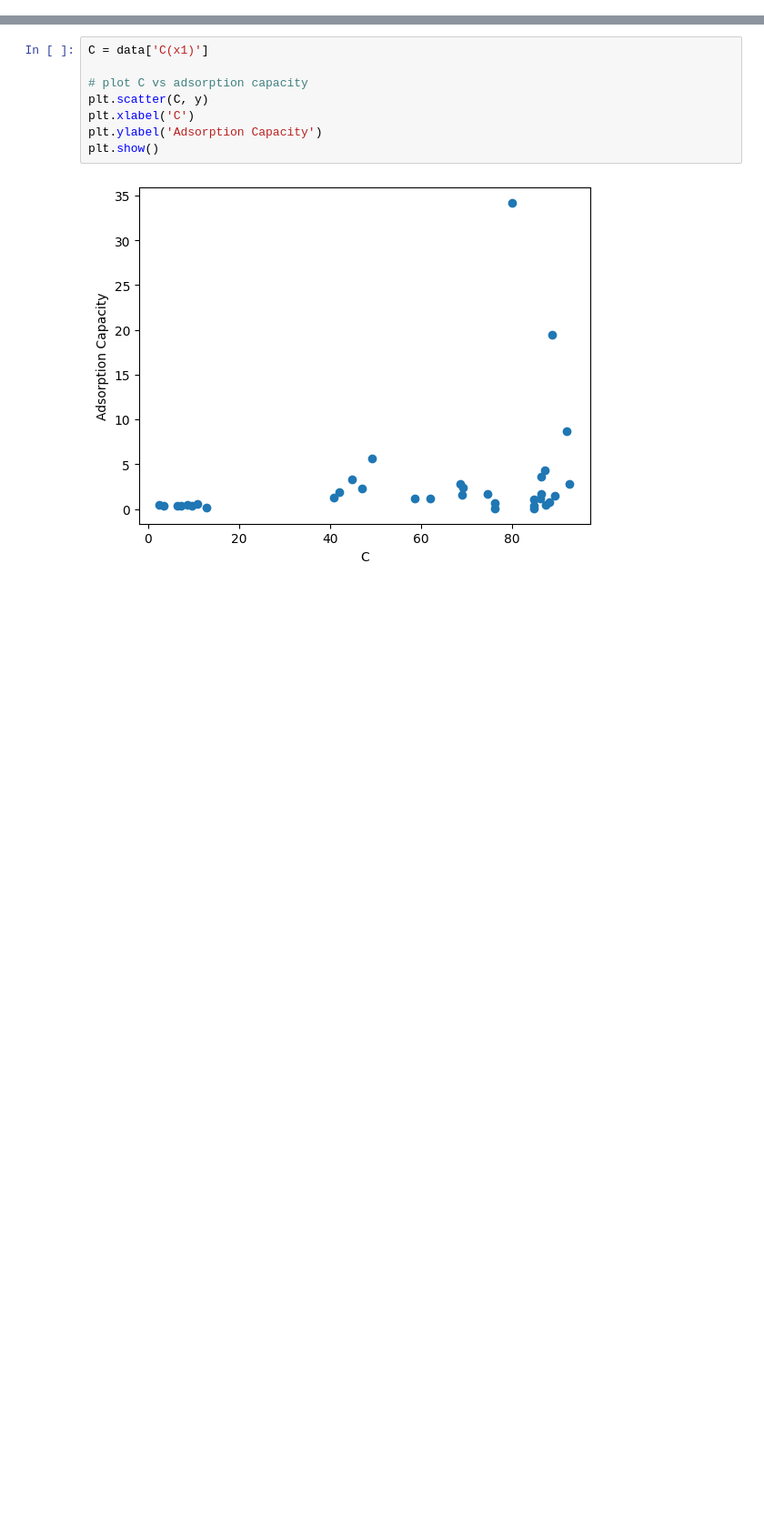
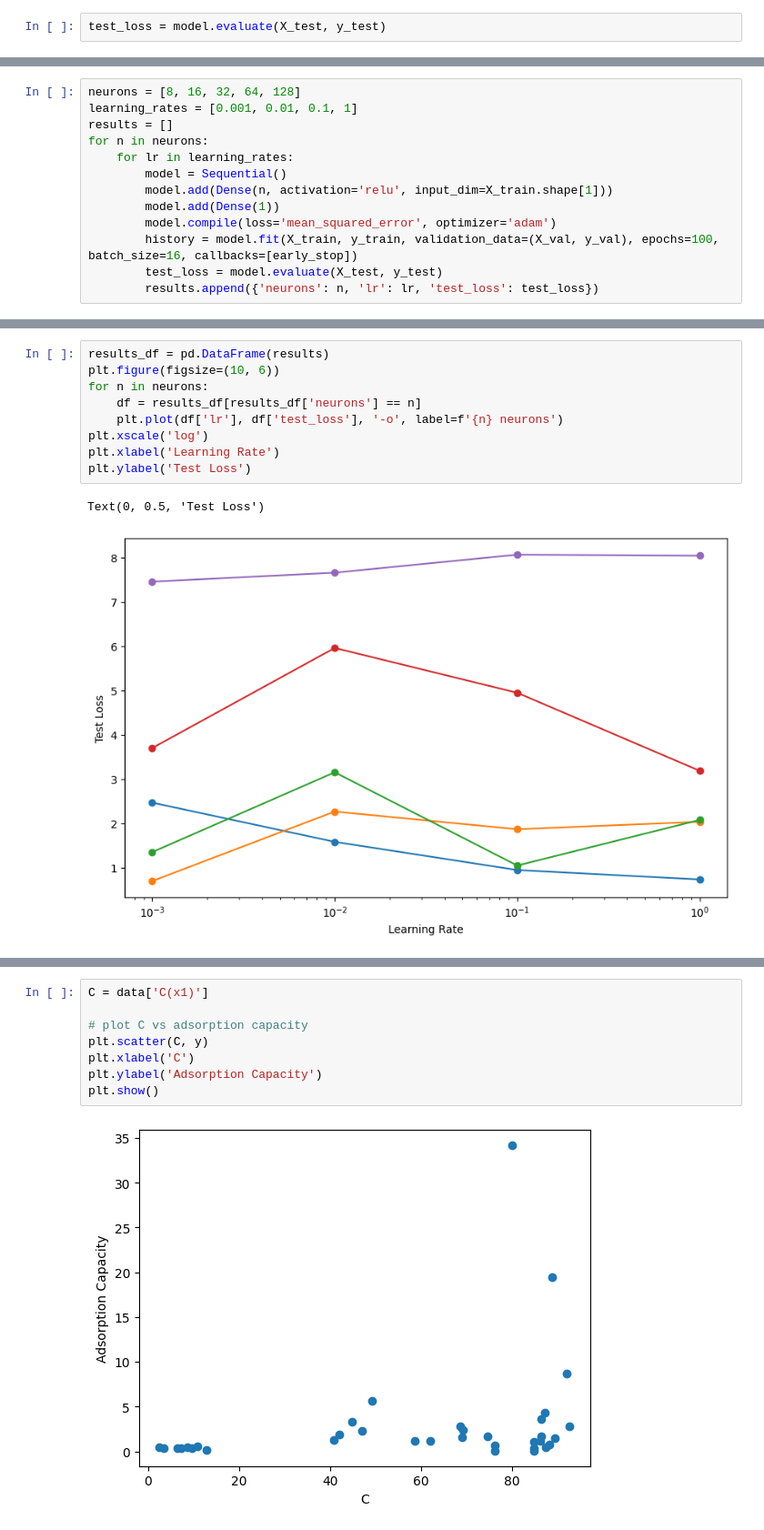
Before and after one commit to ujwalk04/DL-CHE, a Jupyter notebook: Welcome_To_Colaboratory.ipynb, the cells around one changed output, grey strips where cells are left out. Shown at 91% size. Saved outputs shown, nothing was run; the diff lists cells and outputs as text; blank space fills up the shorter version.

```diff
--- a/Welcome_To_Colaboratory.ipynb
+++ b/Welcome_To_Colaboratory.ipynb
@@ -53,0 +78,2 @@ model.compile(optimizer='adam', loss='mse', metrics=['accuracy'])
+# %%
+test_loss = model.evaluate(X_test, y_test)
@@ -53,0 +104,13 @@ model.compile(optimizer='adam', loss='mse', metrics=['accuracy'])
+# %%
+neurons = [8, 16, 32, 64, 128]
+learning_rates = [0.001, 0.01, 0.1, 1]
+results = []
+for n in neurons:
+    for lr in learning_rates:
+        model = Sequential()
+        model.add(Dense(n, activation='relu', input_dim=X_train.shape[1]))
+        model.add(Dense(1))
+        model.compile(loss='mean_squared_error', optimizer='adam')
+        history = model.fit(X_train, y_train, validation_data=(X_val, y_val), epochs=100, batch_size=16, callbacks=[early_stop])
+        test_loss = model.evaluate(X_test, y_test)
+        results.append({'neurons': n, 'lr': lr, 'test_loss': test_loss})
@@ -54,3 +135,15 @@ model.compile(optimizer='adam', loss='mse', metrics=['accuracy'])
+# %%
+results_df = pd.DataFrame(results)
+plt.figure(figsize=(10, 6))
+for n in neurons:
+    df = results_df[results_df['neurons'] == n]
+    plt.plot(df['lr'], df['test_loss'], '-o', label=f'{n} neurons')
+plt.xscale('log')
+plt.xlabel('Learning Rate')
+plt.ylabel('Test Loss')
+# %% [output]
+Text(0, 0.5, 'Test Loss')
+[figure, added]
 # %%
 history = model.fit(X_train, y_train, epochs=100, validation_split=0.2)
 # %% [output]
```
Also changed, not shown: parts of 16 cells of this notebook.
